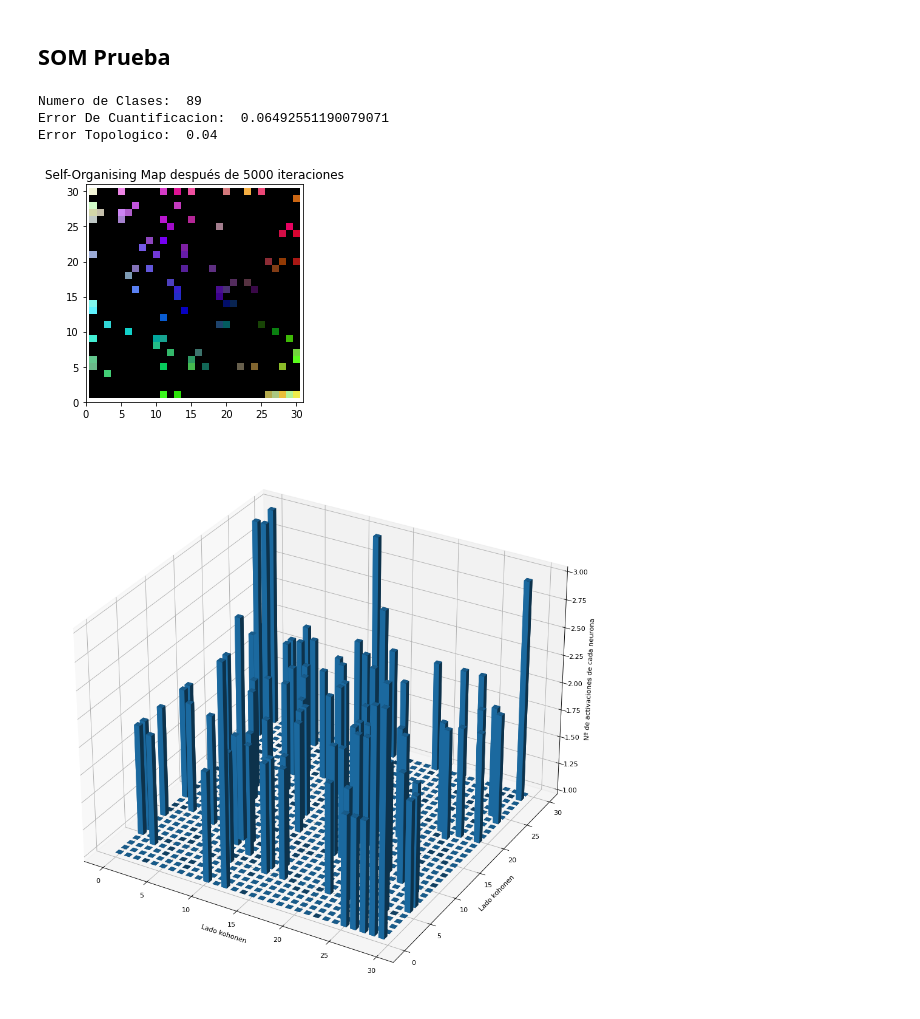
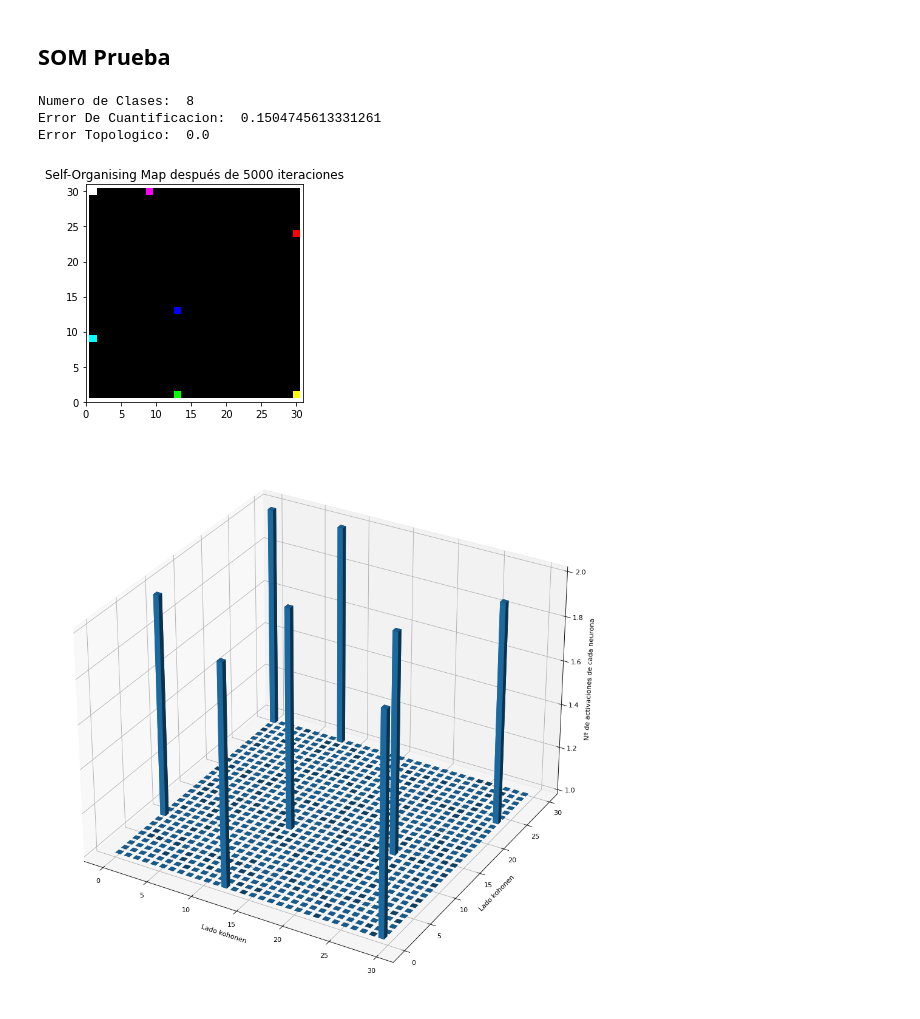
Before and after one commit to niiixx/pr1_colores_IAII, a Jupyter notebook: colores/L1P1-SOM_colores.ipynb, the cells around one changed output. Cells and saved outputs as stored; diff of their text form; code cells hidden in the pictures.

```diff
--- a/colores/L1P1-SOM_colores.ipynb
+++ b/colores/L1P1-SOM_colores.ipynb
@@ -216,9 +216,12 @@ Numero de Clases:  94
 ## SOM Prueba
 # %%
 # Clasifica nuevos patrones
-colores_clasficiar = np.random.randint(valor_min, valor_max, (valores_color, 100))
+#colores_clasficiar = np.random.randint(valor_min, valor_max, (valores_color, 100))
+colores_clasficiar = [[255,255,255],[255,0,0],[0,255,0],[0,0,255],[255,255,0],[255,0,255],[0,255,255],[0,0,0]]
+colores_clasficiar = np.squeeze(np.asarray(colores_clasficiar))
 colores_clasficiar = colores_clasficiar / 255
-colores_clasficiar = np.transpose(colores_clasficiar)
+#colores_clasficiar = np.transpose(colores_clasficiar)
+
 Mapa_Activacion, Mapa_Clasificacion, Mapa_Distancias = Clasificacion(colores_clasficiar, matriz_pesos)
 # Funcion para calcular el error de cuantificacion dado un mapa de Distancias
 def Calcular_err_cuantificacion(Mapa_Distancias):
@@ -239,37 +242,37 @@ def calcular_err_topologico(patron_entrada, m_pesos):
     ganadora2 = np.linalg.norm(np.array(m_pesos[0][1]) - np.array(patron_entrada))
     BmuIndex = np.stack((0,0))
     Bmu2Index = np.stack((0,1))
     # Mismo algoritmo que CalcularBMU pero en este se guarda la segunda BMU
     for x in range(rows):
         for y in range(columns):
             dist = np.linalg.norm(np.array(m_pesos[x][y]) - np.array(patron_entrada))
             if dist < ganadora:
                 ganadora = dist
                 BmuIndex = np.stack((x,y))
             else:
                 if dist < ganadora2:
                     ganadora2 = dist
                     Bmu2Index = np.stack((x,y))
     # Devuelve 0 si es adyacente y 1 en el caso contrario
     return (0 if np.linalg.norm(np.array(BmuIndex)-np.array(Bmu2Index)) < 2 else 1)
 
 # Aqui calculamos e imprimimos los errores
 print('Error De Cuantificacion: ', Calcular_err_cuantificacion(Mapa_Distancias))
 listaX = []
 
 # Dado un set de colores guarda en una lista los valores devueltos
 for color in colores_clasficiar:
     listaX.append(calcular_err_topologico(color,matriz_pesos))
 # Calculamos la Media
 media = sum(listaX) / len(listaX)
 print('Error Topologico: ', media)
 pintar_mapa(Mapa_Clasificacion)
 #print(Mapa_Distancias)
 # %% [output]
-Numero de Clases:  89
-Error De Cuantificacion:  0.06492551190079071
-Error Topologico:  0.04
+Numero de Clases:  8
+Error De Cuantificacion:  0.1504745613331261
+Error Topologico:  0.0
-[figure, old version]
+[figure, new version]
 # %%
 from matplotlib.pyplot import figure
 fig = plt.figure(figsize=(50, 15), dpi=80)
@@ -295,4 +298,4 @@ ax.set_zlabel('Nº de activaciones de cada neurona')
 ax.bar3d(x,y,alto,ancho,profundidad,z)
 plt.show()
 # %% [output]
-[figure, old version]
+[figure, new version]
```
